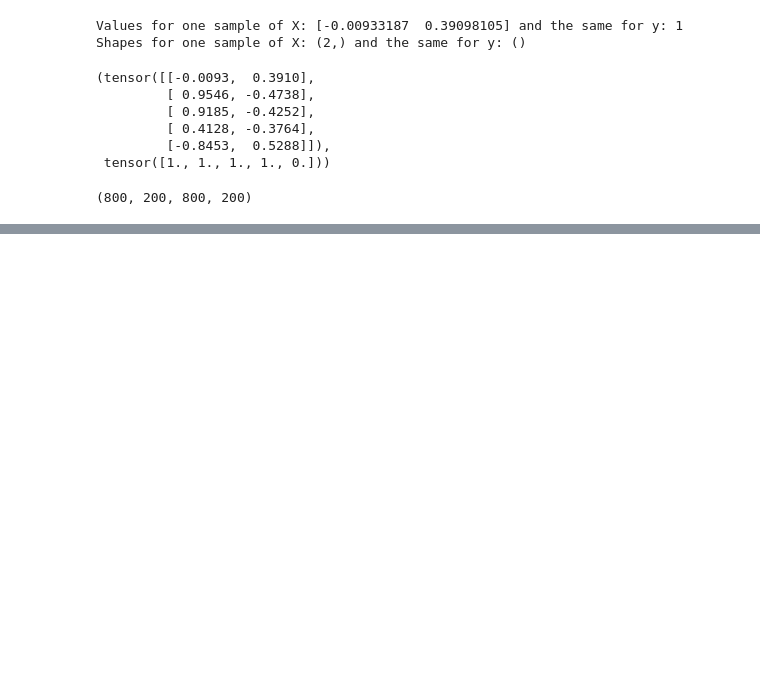
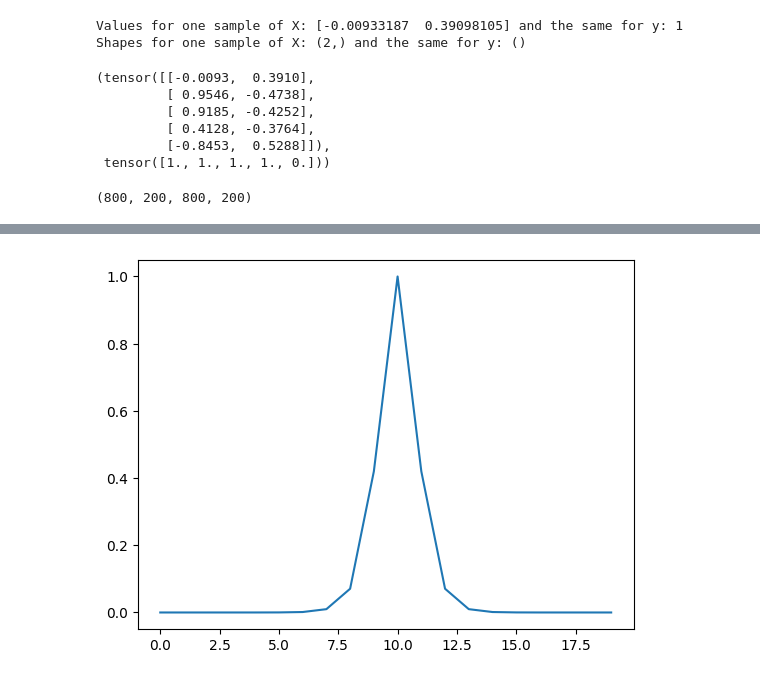
Before and after one commit to AbdulrahmanYusuf/ArewaDS-Deep-Learning, a Jupyter notebook: Part_1_Deep_Learning_with_Pytorch/Week_3_Ass.ipynb, the cells around one changed output, grey strips where cells are left out. Cells and saved outputs as stored; diff of their text form; code cells hidden in the pictures; blank space fills up the shorter version.

```diff
--- a/Part_1_Deep_Learning_with_Pytorch/Week_3_Ass.ipynb
+++ b/Part_1_Deep_Learning_with_Pytorch/Week_3_Ass.ipynb
@@ -280,0 +349,5 @@ Epoch: 90 | Loss: 0.31588, Accuracy: 82.88% | Test loss: 0.33685, Test acc: 80.5
+# %%
+# Plot tanh_prime activated toy tensor
+plt.plot(tanh_prime(A));
+# %% [output]
+[figure, added]
```
Also changed, not shown: parts of 33 cells of this notebook.
